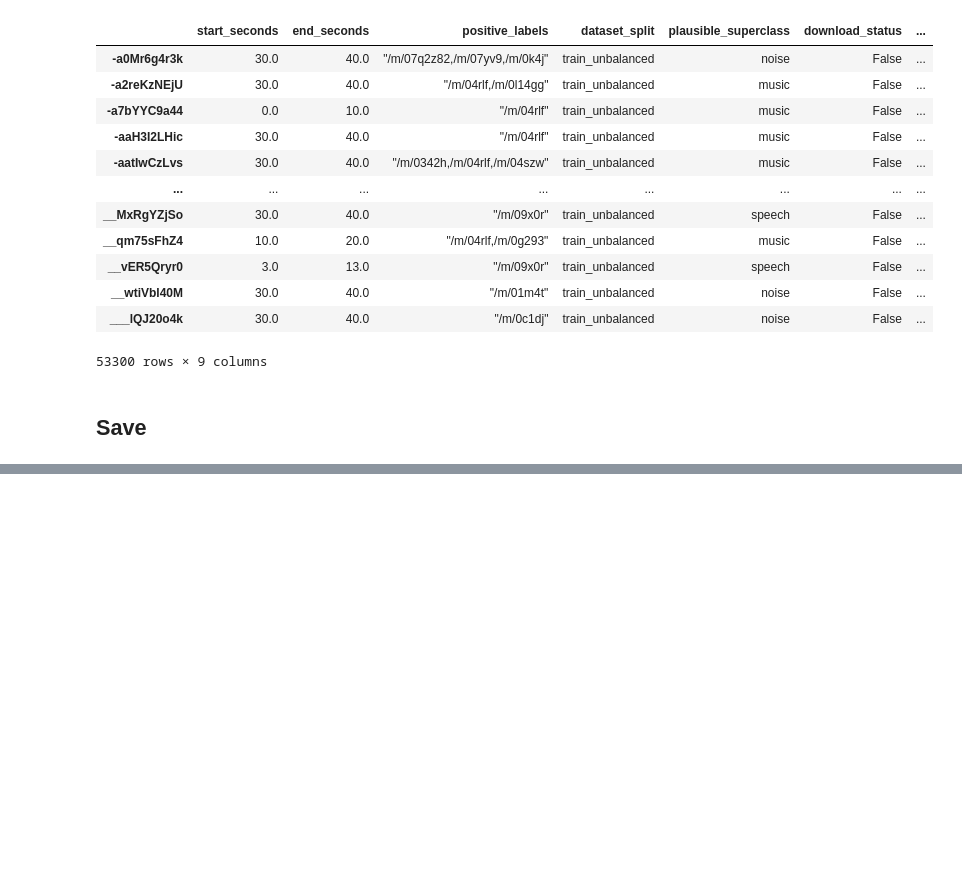
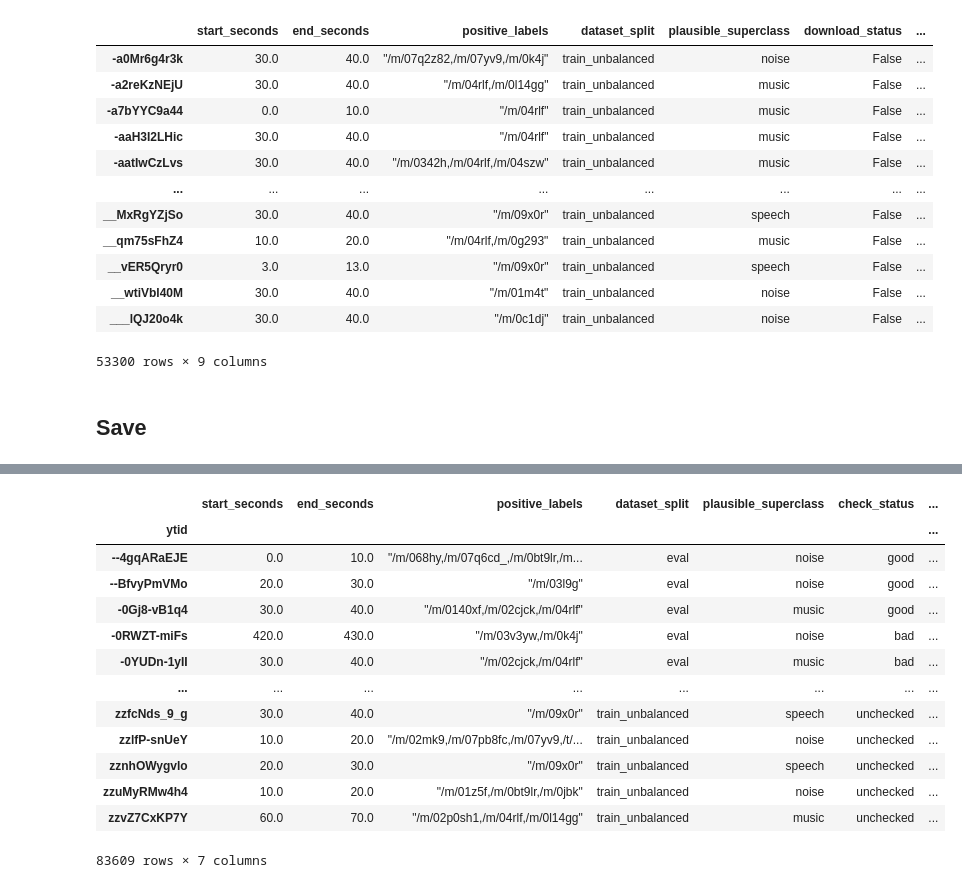
Before and after one commit to shamim-hussain/audioset_speech_music_noise, a Jupyter notebook: audioset.ipynb, the cells around one changed output, grey strips where cells are left out. Cells and saved outputs as stored; diff of their text form; code cells hidden in the pictures; blank space fills up the shorter version.

```diff
--- a/audioset.ipynb
+++ b/audioset.ipynb
@@ -1156,0 +1251,18 @@ df_audioset.reset_index().to_json('processed/audioset_annot_4k.json.gz',orient='
+# %%
+df_audioset = df_audioset.drop(columns=['download_status'])
+df_audioset
+# %% [output]
+|  | start_seconds | end_seconds | positive_labels | dataset_split | plausible_superclass | check_status | ... |
+| ytid |  |  |  |  |  |  | ... |
+| --4gqARaEJE | 0.0 | 10.0 | "/m/068hy,/m/07q6cd_,/m/0bt9lr,/m... | eval | noise | good | ... |
+| --BfvyPmVMo | 20.0 | 30.0 | "/m/03l9g" | eval | noise | good | ... |
+| -0Gj8-vB1q4 | 30.0 | 40.0 | "/m/0140xf,/m/02cjck,/m/04rlf" | eval | music | good | ... |
+| -0RWZT-miFs | 420.0 | 430.0 | "/m/03v3yw,/m/0k4j" | eval | noise | bad | ... |
+| -0YUDn-1yII | 30.0 | 40.0 | "/m/02cjck,/m/04rlf" | eval | music | bad | ... |
+| ... | ... | ... | ... | ... | ... | ... | ... |
+| zzfcNds_9_g | 30.0 | 40.0 | "/m/09x0r" | train_unbalanced | speech | unchecked | ... |
+| zzlfP-snUeY | 10.0 | 20.0 | "/m/02mk9,/m/07pb8fc,/m/07yv9,/t/... | train_unbalanced | noise | unchecked | ... |
+| zznhOWygvlo | 20.0 | 30.0 | "/m/09x0r" | train_unbalanced | speech | unchecked | ... |
+| zzuMyRMw4h4 | 10.0 | 20.0 | "/m/01z5f,/m/0bt9lr,/m/0jbk" | train_unbalanced | noise | unchecked | ... |
+| zzvZ7CxKP7Y | 60.0 | 70.0 | "/m/02p0sh1,/m/04rlf,/m/0l14gg" | train_unbalanced | music | unchecked | ... |
+83609 rows × 7 columns
```
Also changed, not shown: parts of 11 cells of this notebook, 1 other file.
